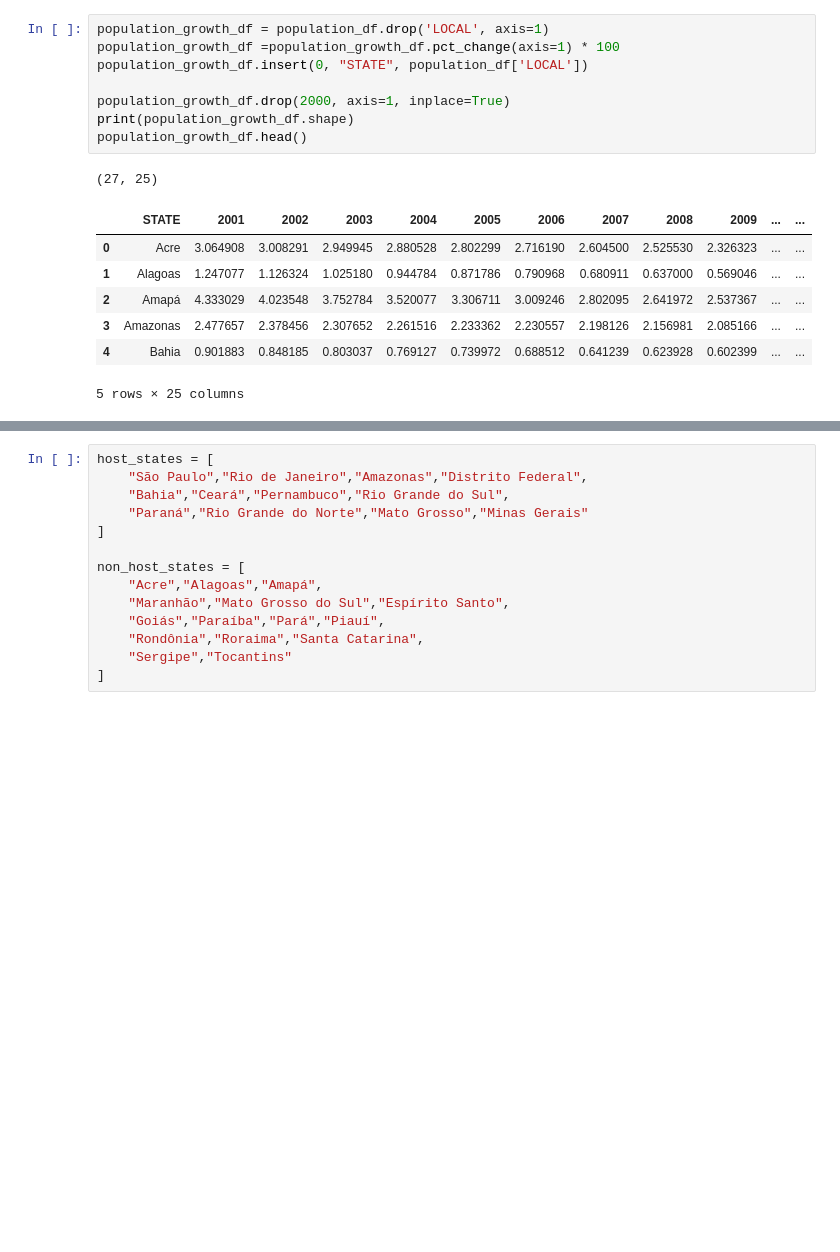
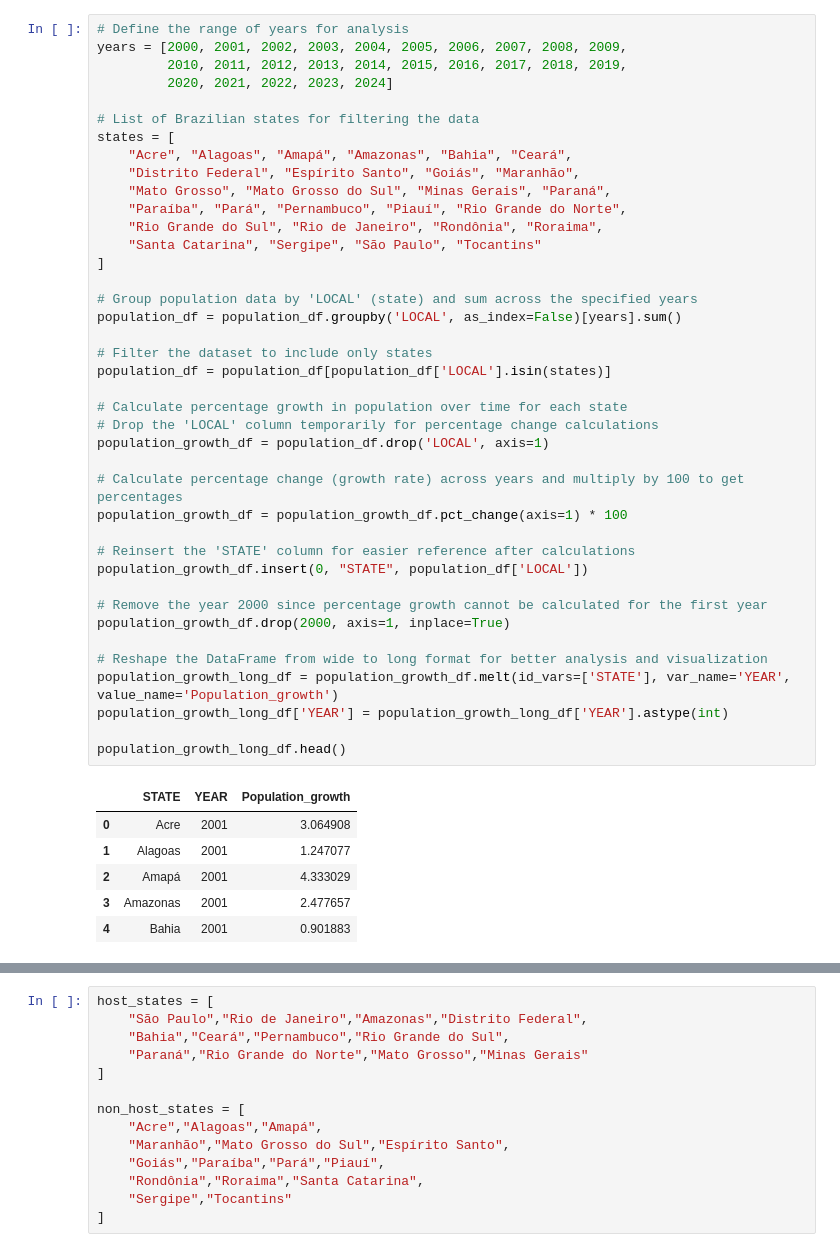
Before and after one commit to david-camper/worldcuphostcities_impact, a Jupyter notebook: analysis.ipynb, the cells around one changed output, grey strips where cells are left out. Drawn from its saved outputs; the diff is of its cells as text; blank space fills up the shorter version.

```diff
--- a/analysis.ipynb
+++ b/analysis.ipynb
@@ -53,17 +43,47 @@ population_df.head()
-# %%
-population_growth_df = population_df.drop('LOCAL', axis=1)
-population_growth_df =population_growth_df.pct_change(axis=1) * 100
-population_growth_df.insert(0, "STATE", population_df['LOCAL'])
-
-population_growth_df.drop(2000, axis=1, inplace=True)
-print(population_growth_df.shape)
-population_growth_df.head()
-# %% [output]
-(27, 25)
-|  | STATE | 2001 | 2002 | 2003 | 2004 | 2005 | 2006 | 2007 | 2008 | 2009 | ... | ... |
-| 0 | Acre | 3.064908 | 3.008291 | 2.949945 | 2.880528 | 2.802299 | 2.716190 | 2.604500 | 2.525530 | 2.326323 | ... | ... |
-| 1 | Alagoas | 1.247077 | 1.126324 | 1.025180 | 0.944784 | 0.871786 | 0.790968 | 0.680911 | 0.637000 | 0.569046 | ... | ... |
-| 2 | Amapá | 4.333029 | 4.023548 | 3.752784 | 3.520077 | 3.306711 | 3.009246 | 2.802095 | 2.641972 | 2.537367 | ... | ... |
-| 3 | Amazonas | 2.477657 | 2.378456 | 2.307652 | 2.261516 | 2.233362 | 2.230557 | 2.198126 | 2.156981 | 2.085166 | ... | ... |
-| 4 | Bahia | 0.901883 | 0.848185 | 0.803037 | 0.769127 | 0.739972 | 0.688512 | 0.641239 | 0.623928 | 0.602399 | ... | ... |
-5 rows × 25 columns
+# %%
+# Define the range of years for analysis
+years = [2000, 2001, 2002, 2003, 2004, 2005, 2006, 2007, 2008, 2009,
+         2010, 2011, 2012, 2013, 2014, 2015, 2016, 2017, 2018, 2019,
+         2020, 2021, 2022, 2023, 2024]
+
+# List of Brazilian states for filtering the data
+states = [
+    "Acre", "Alagoas", "Amapá", "Amazonas", "Bahia", "Ceará",
+    "Distrito Federal", "Espírito Santo", "Goiás", "Maranhão",
+    "Mato Grosso", "Mato Grosso do Sul", "Minas Gerais", "Paraná",
+    "Paraíba", "Pará", "Pernambuco", "Piauí", "Rio Grande do Norte",
+    "Rio Grande do Sul", "Rio de Janeiro", "Rondônia", "Roraima",
+    "Santa Catarina", "Sergipe", "São Paulo", "Tocantins"
+]
+
+# Group population data by 'LOCAL' (state) and sum across the specified years
+population_df = population_df.groupby('LOCAL', as_index=False)[years].sum()
+
+# Filter the dataset to include only states
+population_df = population_df[population_df['LOCAL'].isin(states)]
+
+# Calculate percentage growth in population over time for each state
+# Drop the 'LOCAL' column temporarily for percentage change calculations
+population_growth_df = population_df.drop('LOCAL', axis=1)
+
+# Calculate percentage change (growth rate) across years and multiply by 100 to get percentages
+population_growth_df = population_growth_df.pct_change(axis=1) * 100
+
+# Reinsert the 'STATE' column for easier reference after calculations
+population_growth_df.insert(0, "STATE", population_df['LOCAL'])
+
+# Remove the year 2000 since percentage growth cannot be calculated for the first year
+population_growth_df.drop(2000, axis=1, inplace=True)
+
+# Reshape the DataFrame from wide to long format for better analysis and visualization
+population_growth_long_df = population_growth_df.melt(id_vars=['STATE'], var_name='YEAR', value_name='Population_growth')
+population_growth_long_df['YEAR'] = population_growth_long_df['YEAR'].astype(int)
+
+population_growth_long_df.head()
+# %% [output]
+|  | STATE | YEAR | Population_growth |
+| 0 | Acre | 2001 | 3.064908 |
+| 1 | Alagoas | 2001 | 1.247077 |
+| 2 | Amapá | 2001 | 4.333029 |
+| 3 | Amazonas | 2001 | 2.477657 |
+| 4 | Bahia | 2001 | 0.901883 |
```
Also changed, not shown: parts of 29 cells of this notebook.
